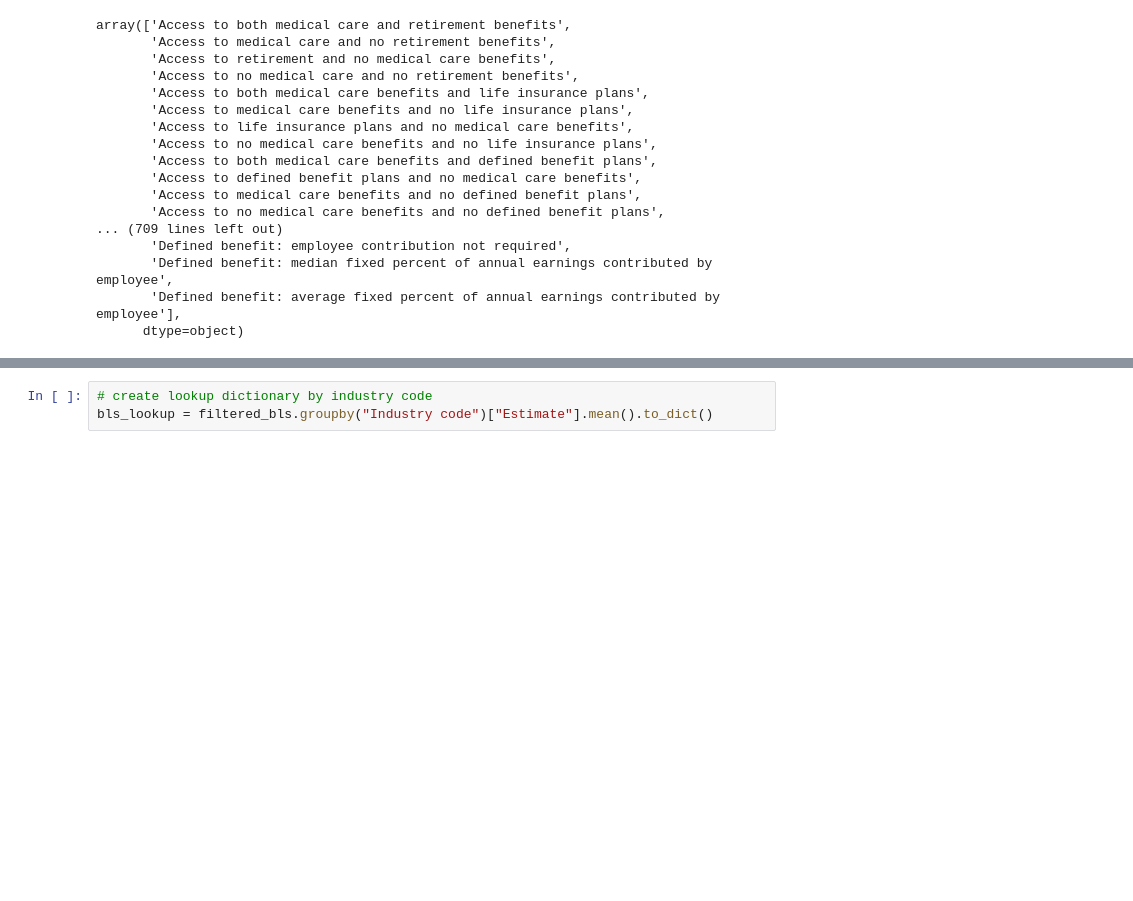
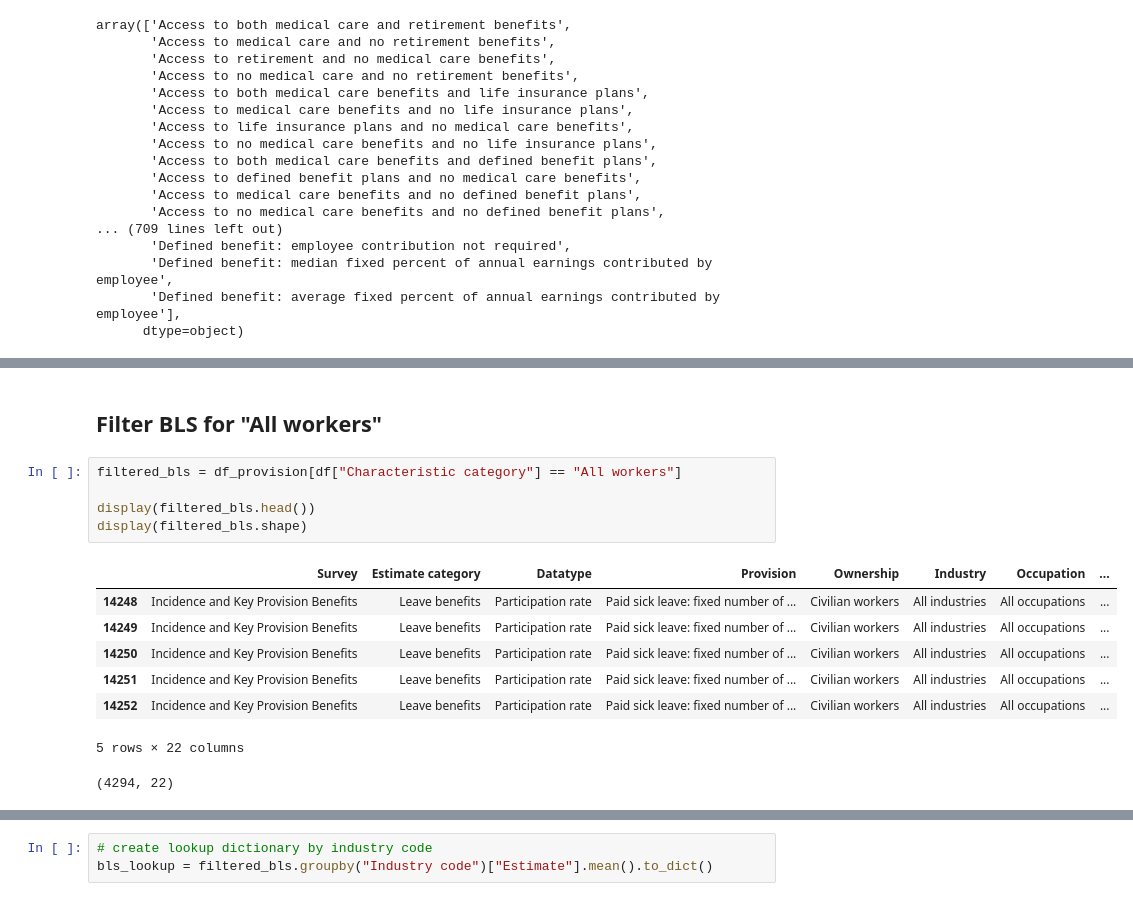
Before and after one commit to amayranib/ADS-508-team-project, a Jupyter notebook: eda/paid_sick_leave_rate.ipynb, the cells around one changed output, grey strips where cells are left out. Drawn from its saved outputs; the diff is of its cells as text; blank space fills up the shorter version.

```diff
--- a/eda/paid_sick_leave_rate.ipynb
+++ b/eda/paid_sick_leave_rate.ipynb
@@ -91,2 +155,18 @@ df.head()
+# %% [markdown]
+## Filter BLS for "All workers"
+# %%
+filtered_bls = df_provision[df["Characteristic category"] == "All workers"]
+
+display(filtered_bls.head())
+display(filtered_bls.shape)
+# %% [output]
+|  | Survey | Estimate category | Datatype | Provision | Ownership | Industry | Occupation | ... |
+| 14248 | Incidence and Key Provision Benefits | Leave benefits | Participation rate | Paid sick leave: fixed number of ... | Civilian workers | All industries | All occupations | ... |
+| 14249 | Incidence and Key Provision Benefits | Leave benefits | Participation rate | Paid sick leave: fixed number of ... | Civilian workers | All industries | All occupations | ... |
+| 14250 | Incidence and Key Provision Benefits | Leave benefits | Participation rate | Paid sick leave: fixed number of ... | Civilian workers | All industries | All occupations | ... |
+| 14251 | Incidence and Key Provision Benefits | Leave benefits | Participation rate | Paid sick leave: fixed number of ... | Civilian workers | All industries | All occupations | ... |
+| 14252 | Incidence and Key Provision Benefits | Leave benefits | Participation rate | Paid sick leave: fixed number of ... | Civilian workers | All industries | All occupations | ... |
+5 rows × 22 columns
+(4294, 22)
 # %%
 # filter rows 'Paid sick leave' and 'all workers
```
Also changed, not shown: parts of 19 cells of this notebook.
